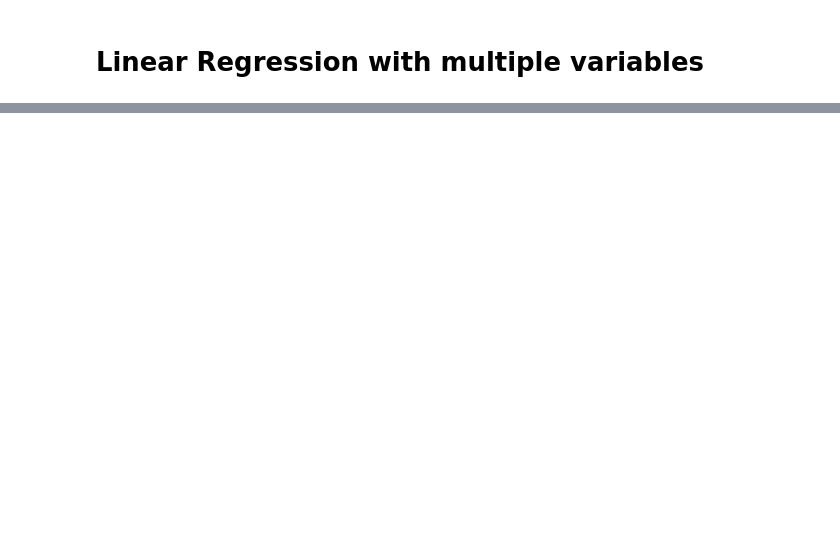
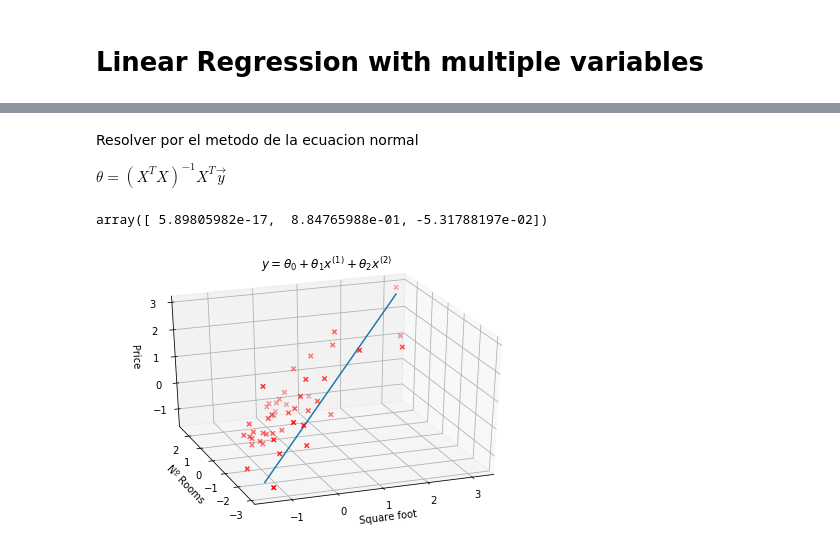
Before and after one commit to GuillermoOvejeroSanchez/Aprendizaje-Automatico, a Jupyter notebook: LinearRegression/LinearRegression.ipynb, the cells around one changed output, grey strips where cells are left out. Cells and saved outputs as stored; diff of their text form; code cells hidden in the pictures; blank space fills up the shorter version.

Commit message:
linear reg mult variables
falta ecuacion normal

```diff
--- a/LinearRegression/LinearRegression.ipynb
+++ b/LinearRegression/LinearRegression.ipynb
@@ -203,0 +225,9 @@ datos = load_csv(fich="ex1data2.csv")
+# %%
+def normalize(X):
+    '''Normaliza los datos de la matriz X
+    restandoles su media y dividiendolos por la desviacion estandar'''
+    mu = np.mean(X, axis=0)
+    X_mean = X - mu
+    sigma = np.std(X, axis=0)
+    X_norm = X_mean / sigma
+    return X_norm, mu, sigma
@@ -203,0 +296,36 @@ datos = load_csv(fich="ex1data2.csv")
+# %% [markdown]
+Resolver por el metodo de la ecuacion normal
+
+$\theta = (X^{T}X)^{-1} X^{T}\vec{y}{\,}$
+# %%
+def normal_equation(X, Y):
+    Aux1 = np.dot(X.T,X)
+    I = np.linalg.pinv(Aux1)
+    Aux2 = np.dot(I,X.T)
+    return np.dot(Aux2,Y)
+
+Theta = normal_equation(X_norm,Y_norm)
+Theta
+# %% [output]
+array([ 5.89805982e-17,  8.84765988e-01, -5.31788197e-02])
+# %%
+#fig 3 3d plot of theta & cost
+fig = plt.figure(3, figsize=(8,5))
+
+ax = fig.gca(projection='3d')
+ax.set_title(r'$y = \theta_{0} + \theta_{1}x^{(1)} + \theta_{2}x^{(2)}$')
+ax.set_xlabel("Square foot")
+ax.set_ylabel("Nº Rooms")
+ax.set_zlabel("Price") #valor a predecir
+ax.view_init(30, 250)
+#plt.figure(3)
+ax.scatter(X_norm[:,1], X_norm[:,2],Y_norm, c='r', label='Cost', marker='x')
+
+x_1 = np.linspace(min(X_norm[:,1]), max(X_norm[:,1]),47)
+x_2 = np.linspace(min(X_norm[:,2]), max(X_norm[:,2]),47)
+y = Theta[0] + Theta[1]*x_1 + Theta[2]*x_2
+
+ax.plot(x_1,x_2,y)
+plt.show()
+# %% [output]
+[figure, added]
```
Also changed, not shown: parts of 18 cells of this notebook, 1 other file.
